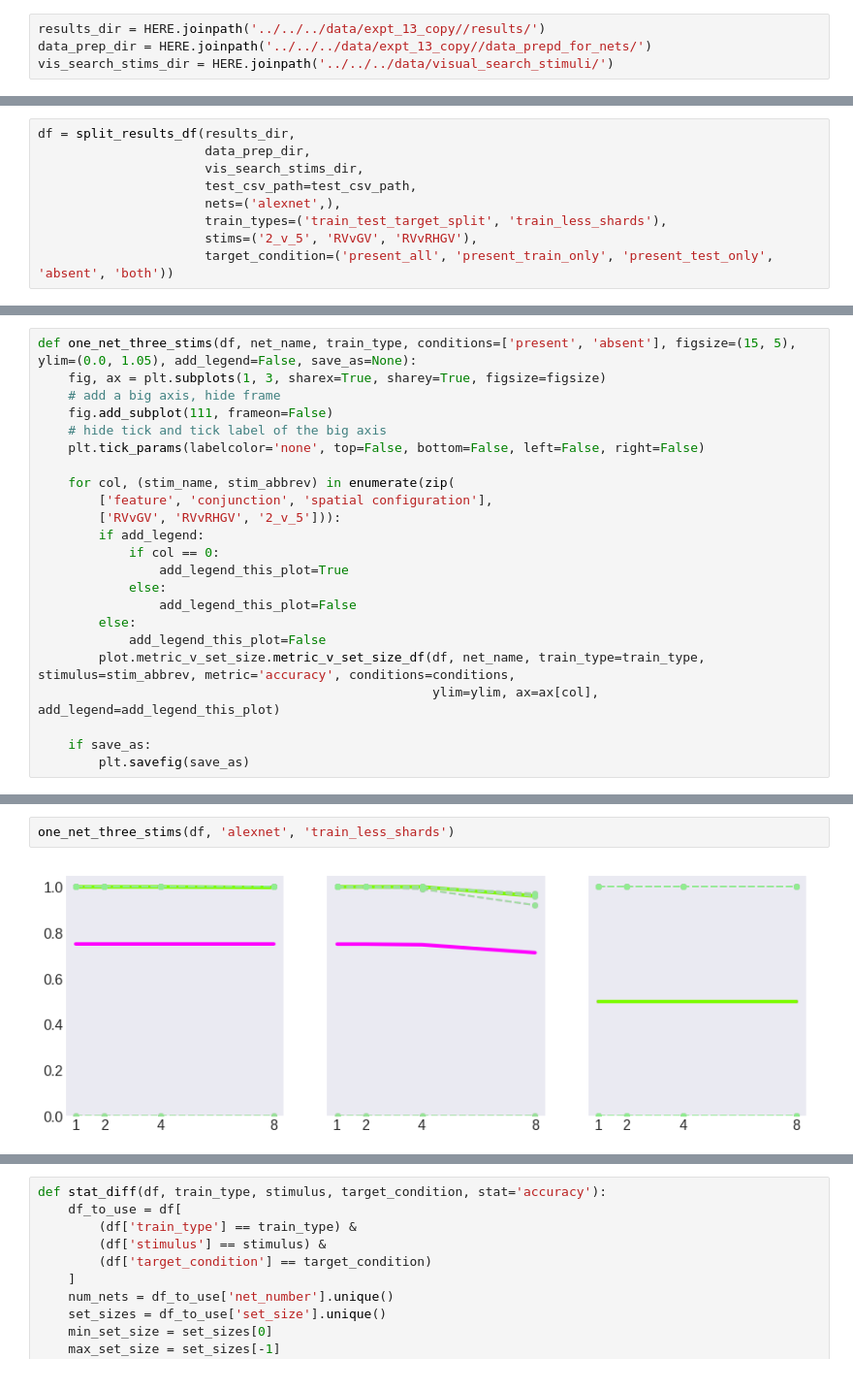
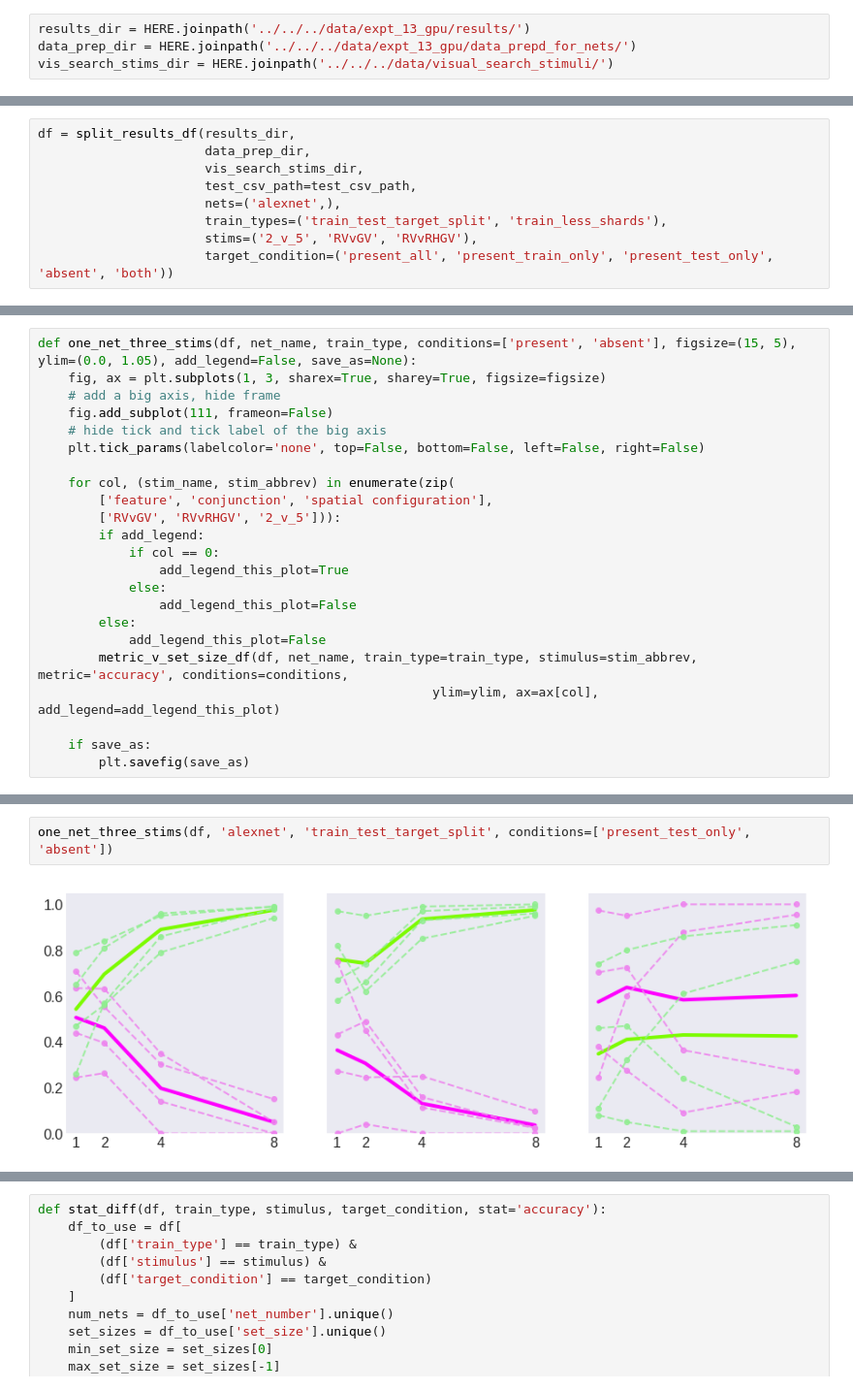
Before and after one commit to NickleDave/visual-search-nets, a Jupyter notebook: docs/notebooks/supp-info/alexnet-train-target-split.ipynb, the cells around one changed output, grey strips where cells are left out. Shown at 97% size. Drawn from its saved outputs; the diff is of its cells as text.

```diff
--- a/docs/notebooks/supp-info/alexnet-train-target-split.ipynb
+++ b/docs/notebooks/supp-info/alexnet-train-target-split.ipynb
@@ -16,8 +16,8 @@ from searchnets.utils.metrics import compute_d_prime
 # %%
 HERE = Path('/home/bart/Documents/repos/L2M/visual-search-nets/docs/notebooks/supp-info')
 # %%
-results_dir = HERE.joinpath('../../../data/expt_13_copy//results/')
-data_prep_dir = HERE.joinpath('../../../data/expt_13_copy//data_prepd_for_nets/')
+results_dir = HERE.joinpath('../../../data/expt_13_gpu/results/')
+data_prep_dir = HERE.joinpath('../../../data/expt_13_gpu/data_prepd_for_nets/')
 vis_search_stims_dir = HERE.joinpath('../../../data/visual_search_stimuli/')
 # %%
 test_csv_path = '../../../data/expt_13/csv/alexnet_train_test_target_split_data.csv'
@@ -188,7 +324,7 @@ def one_net_three_stims(df, net_name, train_type, conditions=['present', 'absent
                 add_legend_this_plot=False
         else:
             add_legend_this_plot=False
-        plot.metric_v_set_size.metric_v_set_size_df(df, net_name, train_type=train_type, stimulus=stim_abbrev, metric='accuracy', conditions=conditions,
+        metric_v_set_size_df(df, net_name, train_type=train_type, stimulus=stim_abbrev, metric='accuracy', conditions=conditions,
                                                     ylim=ylim, ax=ax[col], add_legend=add_legend_this_plot)
 
     if save_as:
@@ -201,4 +340,4 @@ AssertionError: set sizes did not match
 # %%
-one_net_three_stims(df, 'alexnet', 'train_less_shards')
+one_net_three_stims(df, 'alexnet', 'train_test_target_split', conditions=['present_test_only', 'absent'])
 # %% [output]
-[figure, old version]
+[figure, new version]
```
Also changed, not shown: parts of 5 cells of this notebook, 6 other files.
